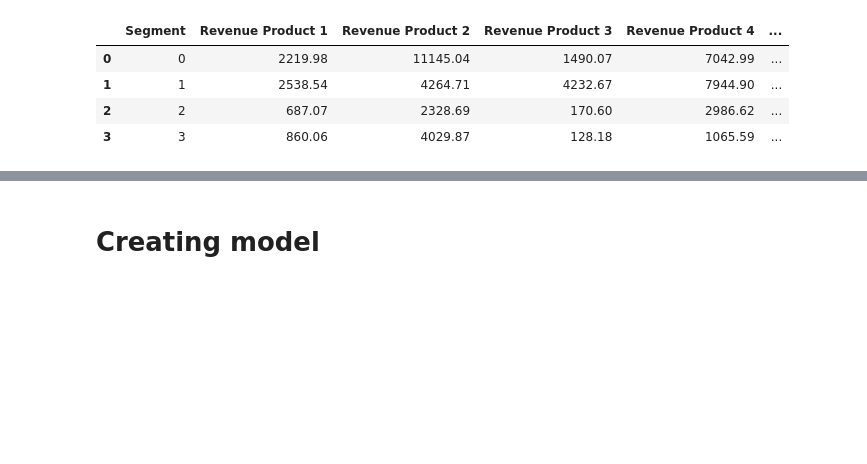
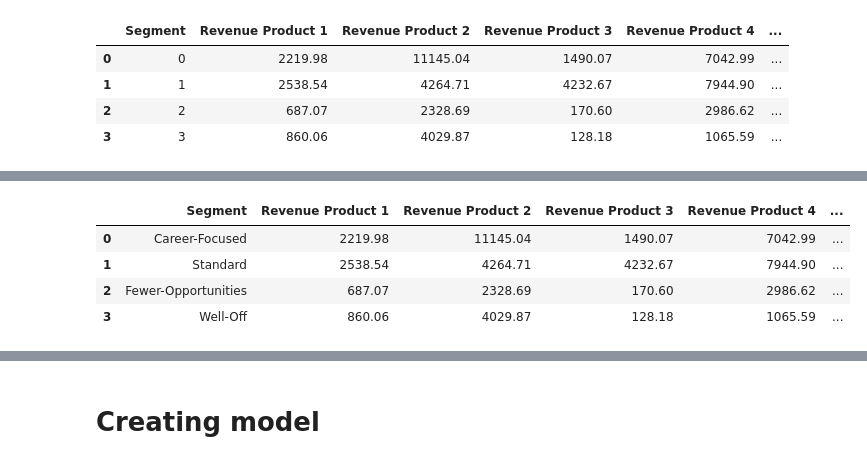
Before and after one commit to bUGRA987-svg/DataScience_Porfolio_Project, a Jupyter notebook: purchase_data.ipynb, the cells around one changed output, grey strips where cells are left out. Cells and saved outputs as stored; diff of their text form; code cells hidden in the pictures; blank space fills up the shorter version.

```diff
--- a/purchase_data.ipynb
+++ b/purchase_data.ipynb
@@ -270,5 +270,12 @@ segments_product_revenue
 | Fewer-Opportunities | 687.07 | 2328.69 | 170.60 | 2986.62 | 3928.10 | ... |
 | Well-Off | 860.06 | 4029.87 | 128.18 | 1065.59 | 1147.35 | ... |
 # %%
-df = segments_product_revenue.iloc[:,:6]
+df1 = segments_product_revenue.iloc[:,:6]
+df1.reset_index()
+# %% [output]
+|  | Segment | Revenue Product 1 | Revenue Product 2 | Revenue Product 3 | Revenue Product 4 | ... |
+| 0 | Career-Focused | 2219.98 | 11145.04 | 1490.07 | 7042.99 | ... |
+| 1 | Standard | 2538.54 | 4264.71 | 4232.67 | 7944.90 | ... |
+| 2 | Fewer-Opportunities | 687.07 | 2328.69 | 170.60 | 2986.62 | ... |
+| 3 | Well-Off | 860.06 | 4029.87 | 128.18 | 1065.59 | ... |
 # %%
```
Also changed, not shown: parts of 7 cells of this notebook.
